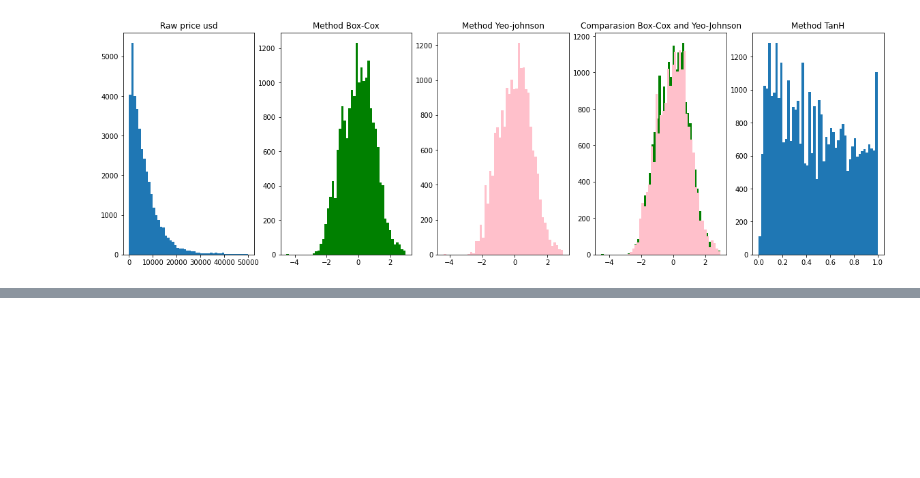
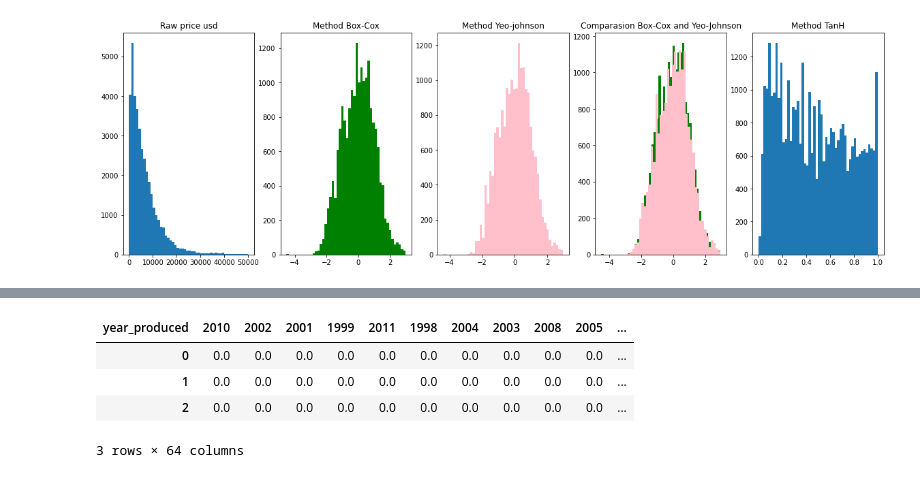
Before and after one commit to ronaldespinozaa/estadistica-descriptiva, a Jupyter notebook: estadistica-descriptiva.ipynb, the cells around one changed output, grey strips where cells are left out. Cells and saved outputs as stored; diff of their text form; code cells hidden in the pictures; blank space fills up the shorter version.

```diff
--- a/estadistica-descriptiva.ipynb
+++ b/estadistica-descriptiva.ipynb
@@ -1287,0 +1301,6 @@ pd.get_dummies(df['engine_type'])
+# %%
+# Dependencias
+import sklearn.preprocessing as preprocessing
+encoder = preprocessing.OneHotEncoder(handle_unknown='ignore')
+# %%
+encoder.fit(df[['engine_type']].values);
@@ -1287,0 +1327,14 @@ pd.get_dummies(df['engine_type'])
+# %%
+encoder.fit(df[['year_produced']].values);
+# %%
+
+no_eficiente = encoder.transform([[2016],[2019],[190]]).toarray()
+
+id_columns = pd.DataFrame(df['year_produced'].drop_duplicates())
+pd.DataFrame(no_eficiente, columns=id_columns['year_produced'])
+# %% [output]
+| year_produced | 2010 | 2002 | 2001 | 1999 | 2011 | 1998 | 2004 | 2003 | 2008 | 2005 | ... |
+| 0 | 0.0 | 0.0 | 0.0 | 0.0 | 0.0 | 0.0 | 0.0 | 0.0 | 0.0 | 0.0 | ... |
+| 1 | 0.0 | 0.0 | 0.0 | 0.0 | 0.0 | 0.0 | 0.0 | 0.0 | 0.0 | 0.0 | ... |
+| 2 | 0.0 | 0.0 | 0.0 | 0.0 | 0.0 | 0.0 | 0.0 | 0.0 | 0.0 | 0.0 | ... |
+3 rows × 64 columns
```
Also changed, not shown: parts of 13 cells of this notebook.
